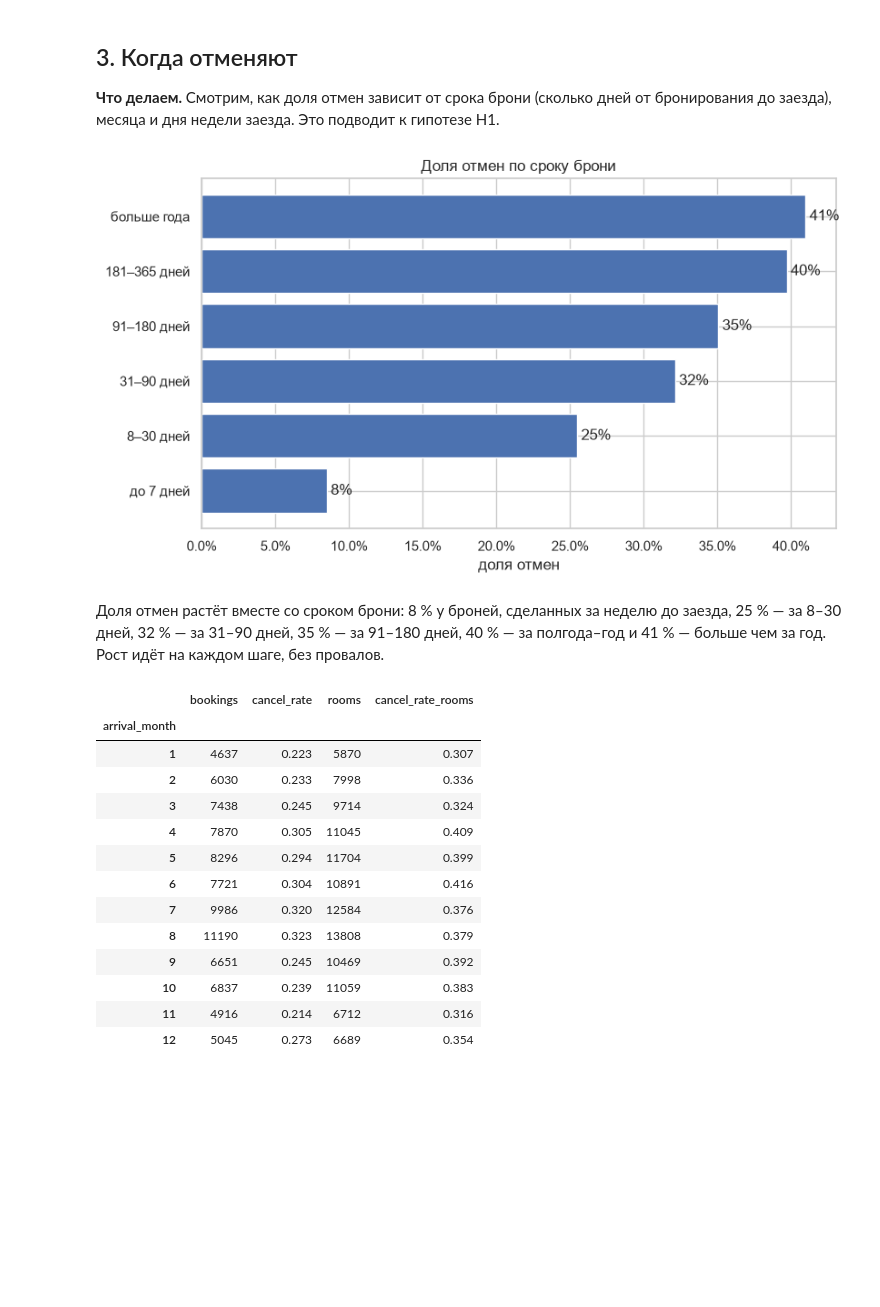
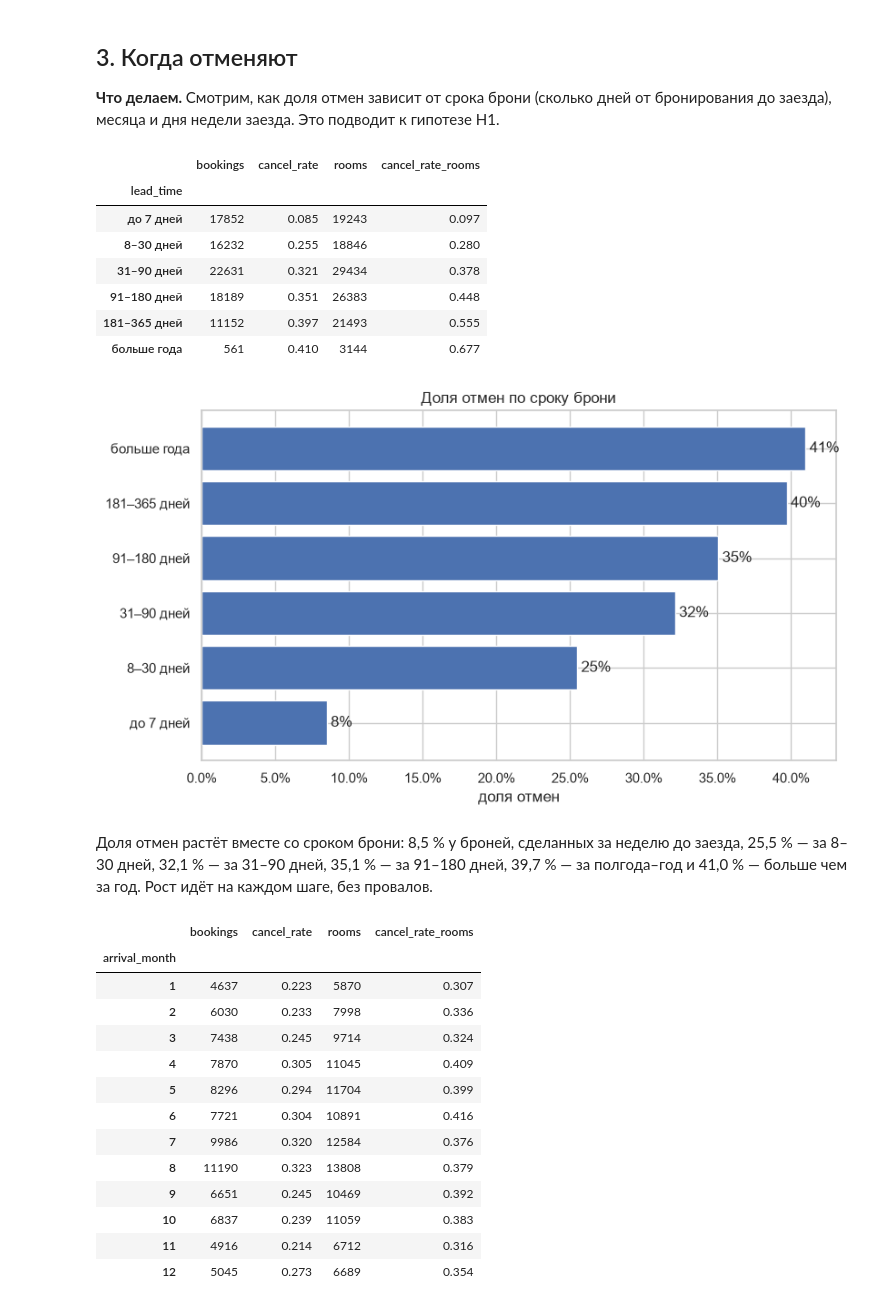
Before and after one commit to obivanio/hotel-cancellations-hse, a Jupyter notebook: notebooks/02_eda_hypotheses.ipynb, the cells around one changed output. Saved outputs shown, nothing was run; the diff lists cells and outputs as text; code cells hidden in the pictures; blank space fills up the shorter version.

```diff
--- a/notebooks/02_eda_hypotheses.ipynb
+++ b/notebooks/02_eda_hypotheses.ipynb
@@ -159,13 +182,23 @@ cancel_rates(df[df['country'].isin(top_countries)], 'country').sort_values('book
 
 **Что делаем.** Смотрим, как доля отмен зависит от срока брони (сколько дней от бронирования до заезда), месяца и дня недели заезда. Это подводит к гипотезе H1.
 # %%
+lead_rates = cancel_rates(df, lead_time_bins(df['lead_time']))
 fig, ax = plt.subplots()
-bar_rates(cancel_rates(df, lead_time_bins(df['lead_time'])), ax, 'Доля отмен по сроку брони')
+bar_rates(lead_rates, ax, 'Доля отмен по сроку брони')
 save_figure(fig, '03_lead_time')
+lead_rates.round(3)
 # %% [output]
+|  | bookings | cancel_rate | rooms | cancel_rate_rooms |
+| lead_time |  |  |  |  |
+| до 7 дней | 17852 | 0.085 | 19243 | 0.097 |
+| 8–30 дней | 16232 | 0.255 | 18846 | 0.280 |
+| 31–90 дней | 22631 | 0.321 | 29434 | 0.378 |
+| 91–180 дней | 18189 | 0.351 | 26383 | 0.448 |
+| 181–365 дней | 11152 | 0.397 | 21493 | 0.555 |
+| больше года | 561 | 0.410 | 3144 | 0.677 |
 [figure]
 # %% [markdown]
-Доля отмен растёт вместе со сроком брони: 8 % у броней, сделанных за неделю до заезда, 25 % — за 8–30 дней, 32 % — за 31–90 дней, 35 % — за 91–180 дней, 40 % — за полгода–год и 41 % — больше чем за год. Рост идёт на каждом шаге, без провалов.
+Доля отмен растёт вместе со сроком брони: 8,5 % у броней, сделанных за неделю до заезда, 25,5 % — за 8–30 дней, 32,1 % — за 31–90 дней, 35,1 % — за 91–180 дней, 39,7 % — за полгода–год и 41,0 % — больше чем за год. Рост идёт на каждом шаге, без провалов.
 # %%
 cancel_rates(df, 'arrival_month').round(3)
 # %% [output]
```
Also changed, not shown: parts of 44 cells of this notebook, 4 other files.
